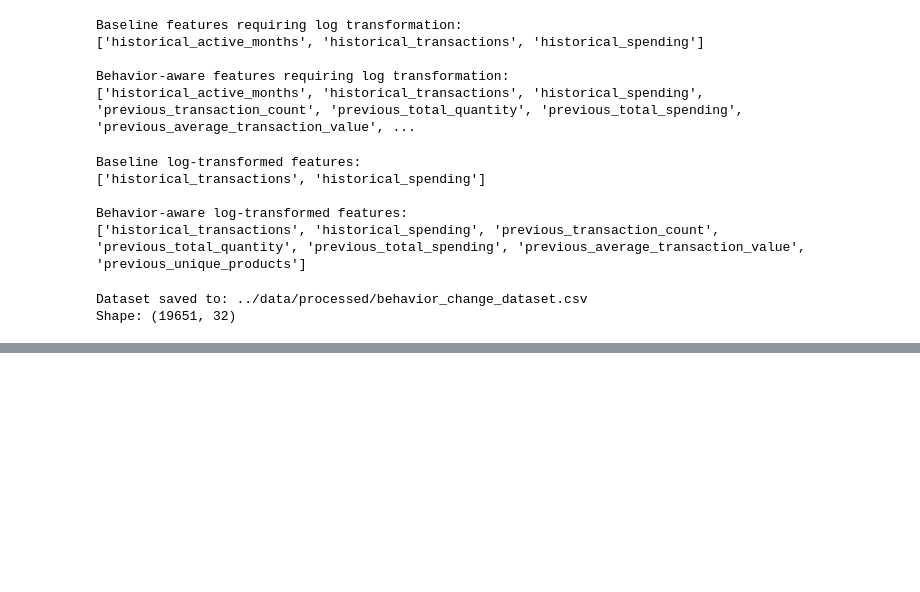
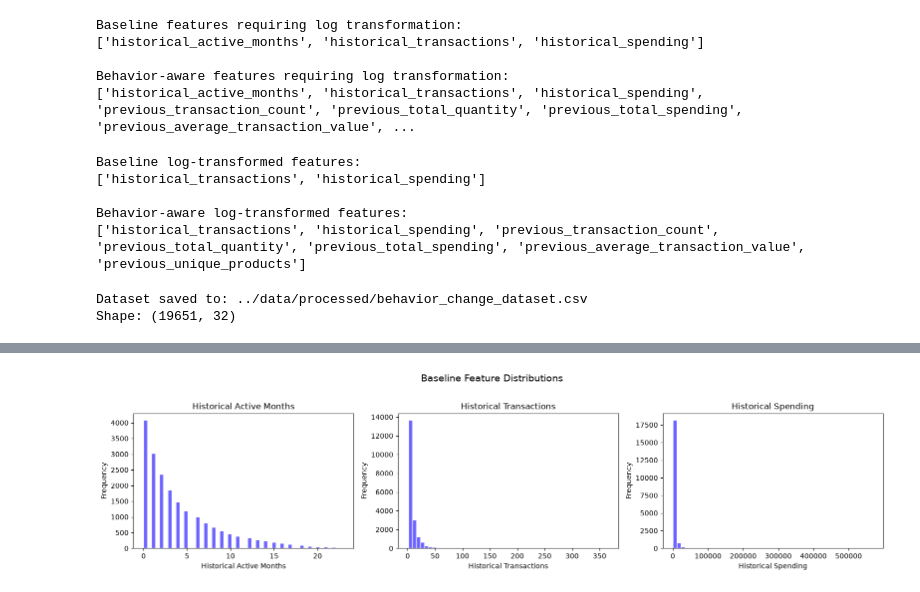
Before and after one commit to saraalwadia/customer-behavior-shift-detection, a Jupyter notebook: notebooks/03_temporal_analysis.ipynb, the cells around one changed output, grey strips where cells are left out. Saved outputs shown, nothing was run; the diff lists cells and outputs as text; code cells hidden in the pictures; blank space fills up the shorter version.

Commit message:
Add feature engineering analysis and visualizations

```diff
--- a/notebooks/03_temporal_analysis.ipynb
+++ b/notebooks/03_temporal_analysis.ipynb
@@ -1381,0 +1374,9 @@ Shape: (19651, 32)
+# %%
+# Load the feature dataset
+feature_df = pd.read_csv("../data/processed/behavior_change_dataset.csv")
+
+# Create plots directory
+features_plots_dir = Path("../outputs/plots/03_temporal")
+features_plots_dir.mkdir(parents=True, exist_ok=True)
+
+print("Feature dataset shape:", feature_df.shape)
@@ -1381,0 +1385,9 @@ Shape: (19651, 32)
+# %%
+# Define visualization theme
+
+COLORS = {
+    "primary": "#6C63FF",
+    "secondary": "#A8DADC",
+    "dark": "#2F3E46",
+    "light": "#F1FAEE"
+}
@@ -1381,0 +1400,42 @@ Shape: (19651, 32)
+# %%
+# Baseline feature distributions
+
+baseline_features = [
+    "historical_active_months",
+    "historical_transactions",
+    "historical_spending"
+]
+
+fig, axes = plt.subplots(1, 3, figsize=(16, 4))
+
+for ax, feature in zip(axes, baseline_features):
+
+    ax.hist(
+        feature_df[feature].dropna(),
+        bins=50,
+        color=COLORS["primary"],
+        edgecolor="white"
+    )
+
+    ax.set_title(feature.replace("_", " ").title())
+    ax.set_xlabel(feature.replace("_", " ").title())
+    ax.set_ylabel("Frequency")
+
+plt.suptitle(
+    "Baseline Feature Distributions",
+    fontsize=14,
+    y=1.02
+)
+
+plt.tight_layout()
+
+plt.savefig(
+    features_plots_dir / "01_baseline_feature_distributions.png",
+    dpi=300,
+    bbox_inches="tight"
+)
+
+plt.show()
+plt.close()
+# %% [output]
+[figure, added]
```
Also changed, not shown: parts of 22 cells of this notebook, 5 other files.
